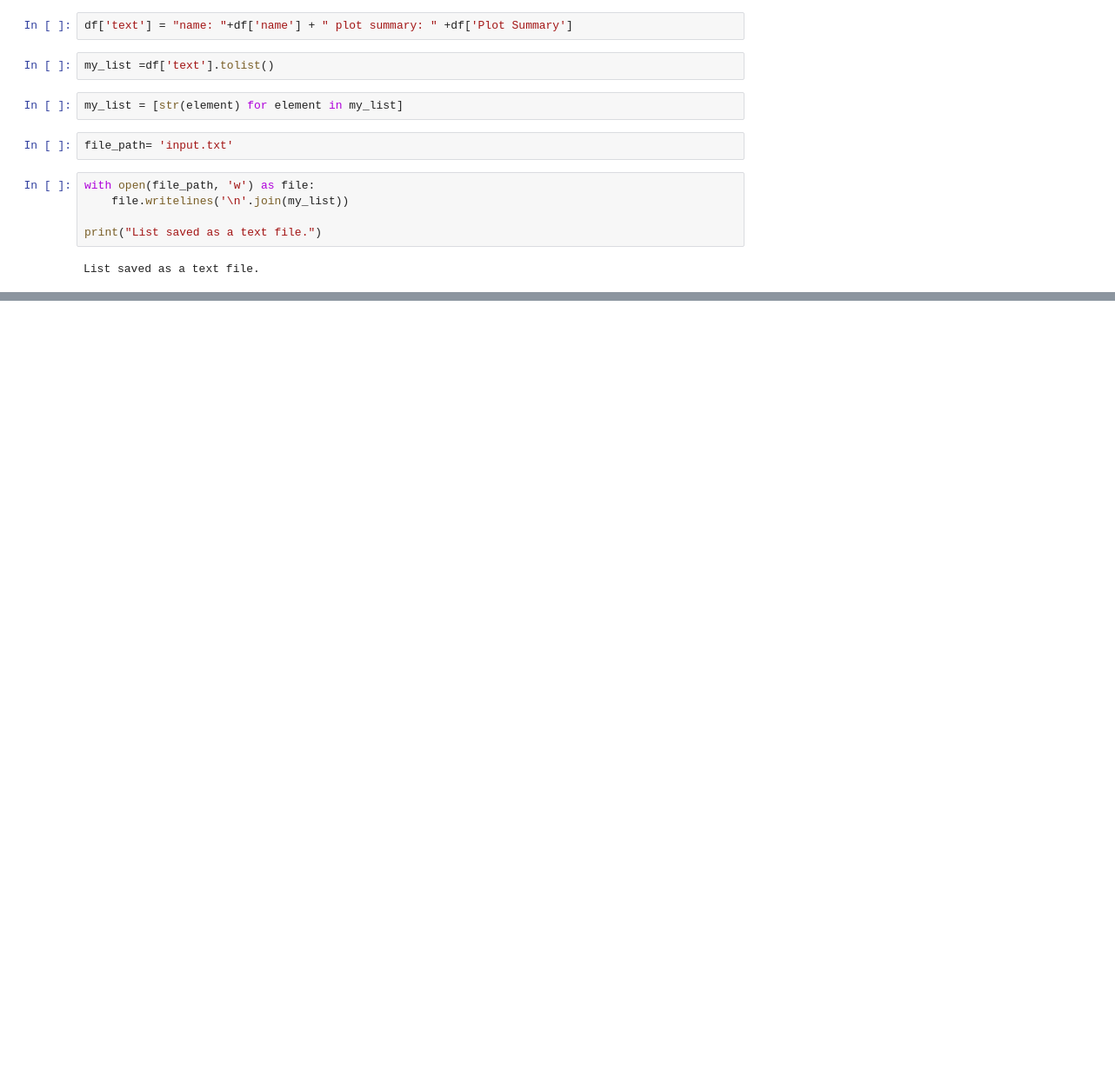
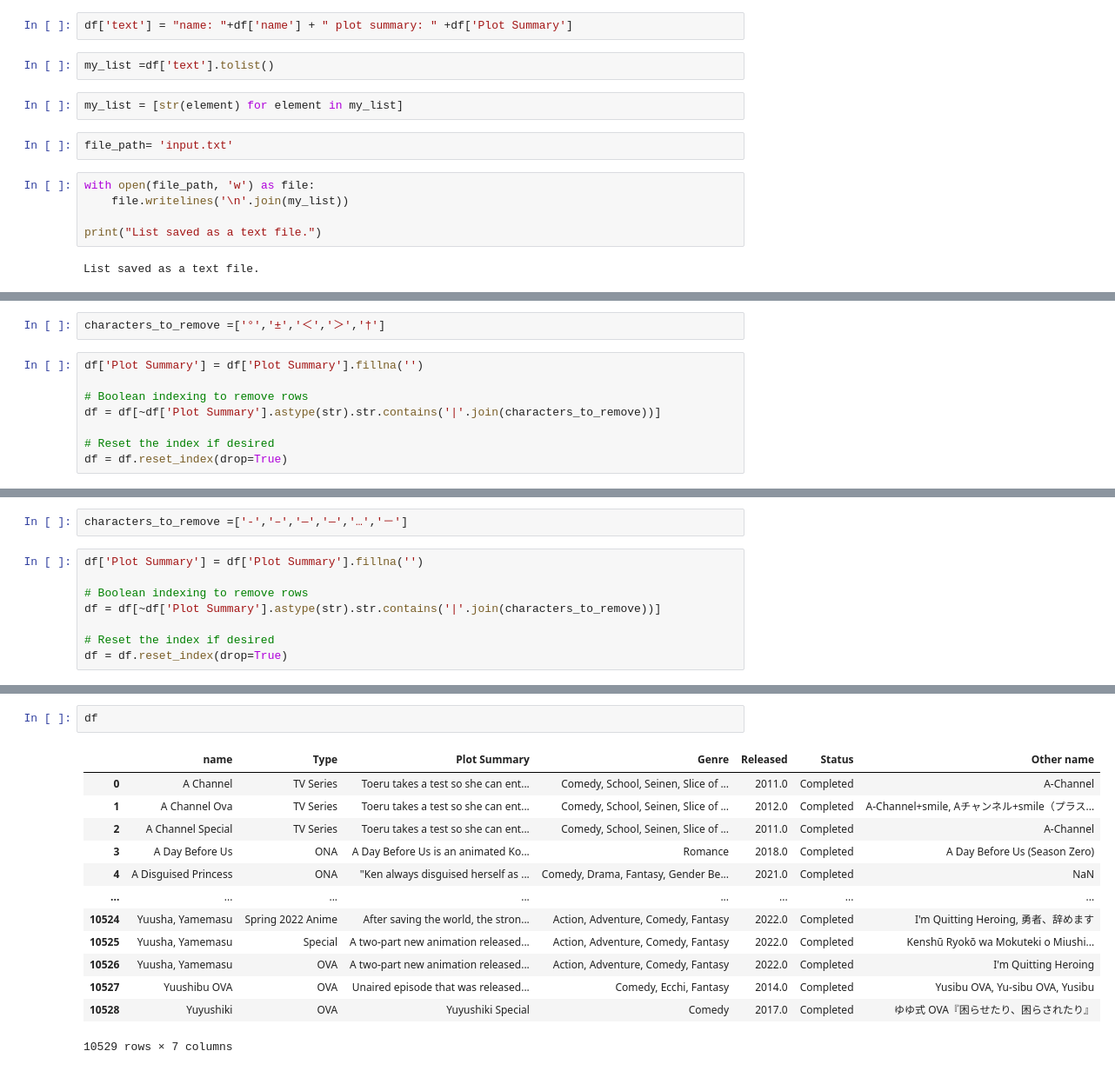
Before and after one commit to MuhammadNizamani/CodeingForFun, a Jupyter notebook: anime/taking anime into add to txt.ipynb, the cells around one changed output, grey strips where cells are left out. Shown: that part at 87% size. Drawn from its saved outputs; the diff is of its cells as text; blank space fills up the shorter version.

```diff
--- a/anime/taking anime into add to txt.ipynb
+++ b/anime/taking anime into add to txt.ipynb
@@ -28,0 +268,10 @@ List saved as a text file.
+# %%
+characters_to_remove =['°','±','＜','＞','†']
+# %%
+df['Plot Summary'] = df['Plot Summary'].fillna('')
+
+# Boolean indexing to remove rows
+df = df[~df['Plot Summary'].astype(str).str.contains('|'.join(characters_to_remove))]
+
+# Reset the index if desired
+df = df.reset_index(drop=True)
@@ -28,0 +306,10 @@ List saved as a text file.
+# %%
+characters_to_remove =['‐','–','—','―','…','－']
+# %%
+df['Plot Summary'] = df['Plot Summary'].fillna('')
+
+# Boolean indexing to remove rows
+df = df[~df['Plot Summary'].astype(str).str.contains('|'.join(characters_to_remove))]
+
+# Reset the index if desired
+df = df.reset_index(drop=True)
@@ -28,0 +338,16 @@ List saved as a text file.
+# %%
+df
+# %% [output]
+|  | name | Type | Plot Summary | Genre | Released | Status | Other name |
+| 0 | A Channel | TV Series | Toeru takes a test so she can ent... | Comedy, School, Seinen, Slice of ... | 2011.0 | Completed | A-Channel |
+| 1 | A Channel Ova | TV Series | Toeru takes a test so she can ent... | Comedy, School, Seinen, Slice of ... | 2012.0 | Completed | A-Channel+smile, Aチャンネル+smile（プラス... |
+| 2 | A Channel Special | TV Series | Toeru takes a test so she can ent... | Comedy, School, Seinen, Slice of ... | 2011.0 | Completed | A-Channel |
+| 3 | A Day Before Us | ONA | A Day Before Us is an animated Ko... | Romance | 2018.0 | Completed | A Day Before Us (Season Zero) |
+| 4 | A Disguised Princess | ONA | "Ken always disguised herself as ... | Comedy, Drama, Fantasy, Gender Be... | 2021.0 | Completed | NaN |
+| ... | ... | ... | ... | ... | ... | ... | ... |
+| 10524 | Yuusha, Yamemasu | Spring 2022 Anime | After saving the world, the stron... | Action, Adventure, Comedy, Fantasy | 2022.0 | Completed | I'm Quitting Heroing, 勇者、辞めます |
+| 10525 | Yuusha, Yamemasu | Special | A two-part new animation released... | Action, Adventure, Comedy, Fantasy | 2022.0 | Completed | Kenshū Ryokō wa Mokuteki o Miushi... |
+| 10526 | Yuusha, Yamemasu | OVA | A two-part new animation released... | Action, Adventure, Comedy, Fantasy | 2022.0 | Completed | I'm Quitting Heroing |
+| 10527 | Yuushibu OVA | OVA | Unaired episode that was released... | Comedy, Ecchi, Fantasy | 2014.0 | Completed | Yusibu OVA, Yu-sibu OVA, Yusibu |
+| 10528 | Yuyushiki | OVA | Yuyushiki Special | Comedy | 2017.0 | Completed | ゆゆ式 OVA『困らせたり、困らされたり』 |
+10529 rows × 7 columns
```
Also changed, not shown: parts of 41 cells of this notebook, 7 other files.
